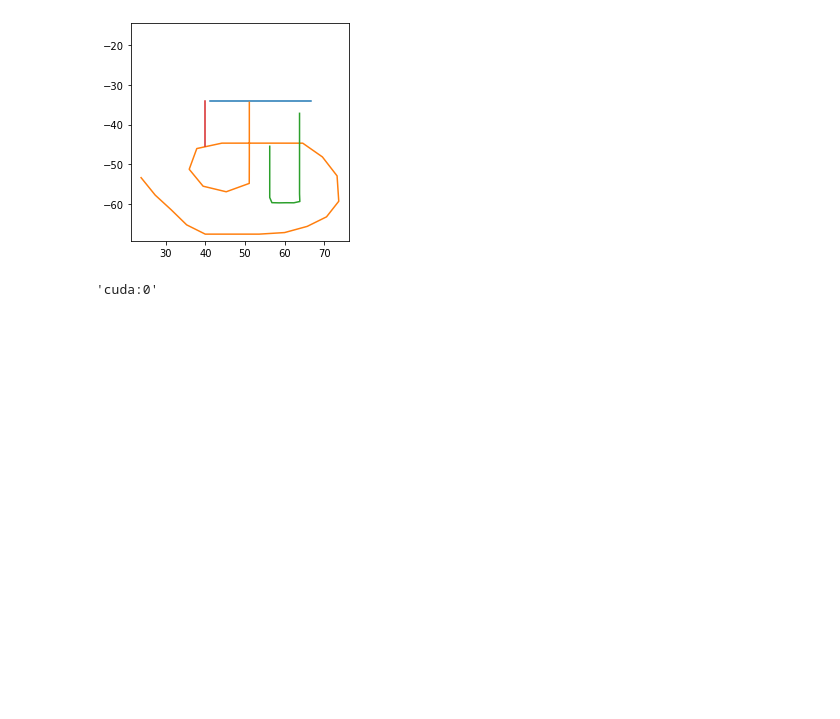
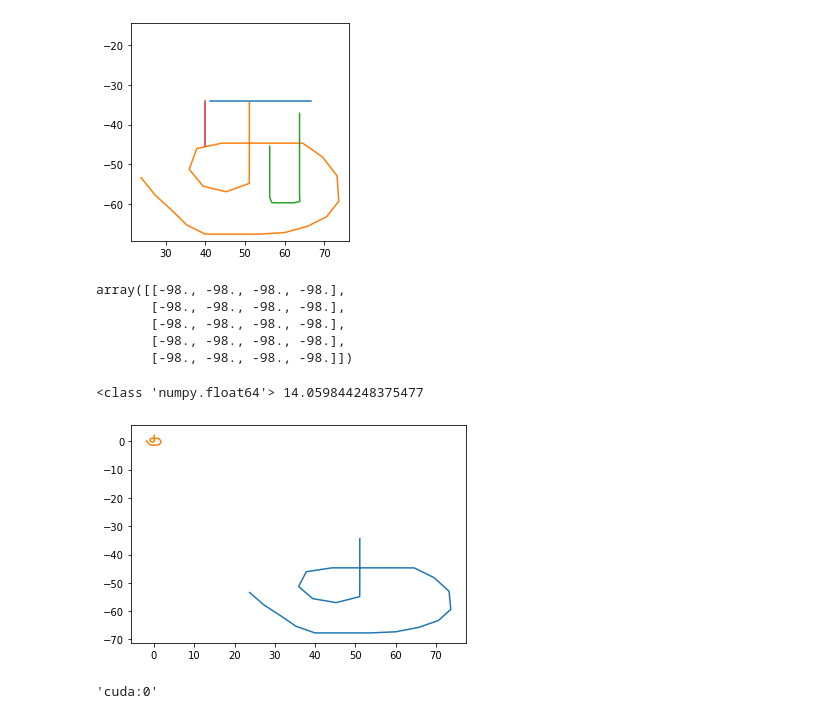
Before and after one commit to SomTambe/omniglot-bcs, a Jupyter notebook: models.ipynb, the cells around one changed output. Saved outputs shown, nothing was run; the diff lists cells and outputs as text; code cells hidden in the pictures; blank space fills up the shorter version.

```diff
--- a/models.ipynb
+++ b/models.ipynb
@@ -71,6 +71,29 @@ splines.plot_char(spline_prims['Grantha'][1][3][0])
 # Note that different colors denote different stokes.
 # %% [output]
 [figure]
+# %%
+np.ones((5,4))-99
+# %% [output]
+array([[-98., -98., -98., -98.],
+       [-98., -98., -98., -98.],
+       [-98., -98., -98., -98.],
+       [-98., -98., -98., -98.],
+       [-98., -98., -98., -98.]])
+# %%
+arr=spline_prims['Grantha'][1][3][0][1]
+plt.plot(arr[:,0],arr[:,1])
+mu_x=np.mean(arr[:,[0]])
+mu_y=np.mean(arr[:,[1]])
+std_x=np.std(arr[:,[0]])
+std_y=np.std(arr[:,[1]])
+print(type(std_x),std_x)
+copy=np.concatenate((((arr[:,0]-mu_x)/std_x).reshape(25,1),((arr[:,1]-mu_y)/std_y).reshape(25,1)),axis=1)
+# copy2=arr-np.array([mu_x,mu_y]) # same as copy, very interesting still don't understand why.
+plt.plot(copy[:,0],copy[:,1])
+plt.show()
+# %% [output]
+<class 'numpy.float64'> 14.059844248375477
+[figure, added]
 # %%
 # Our task now remains to train a variational autoencoder on a 2 - unit output for the above.
 # %%
```
Also changed, not shown: parts of 13 cells of this notebook.
